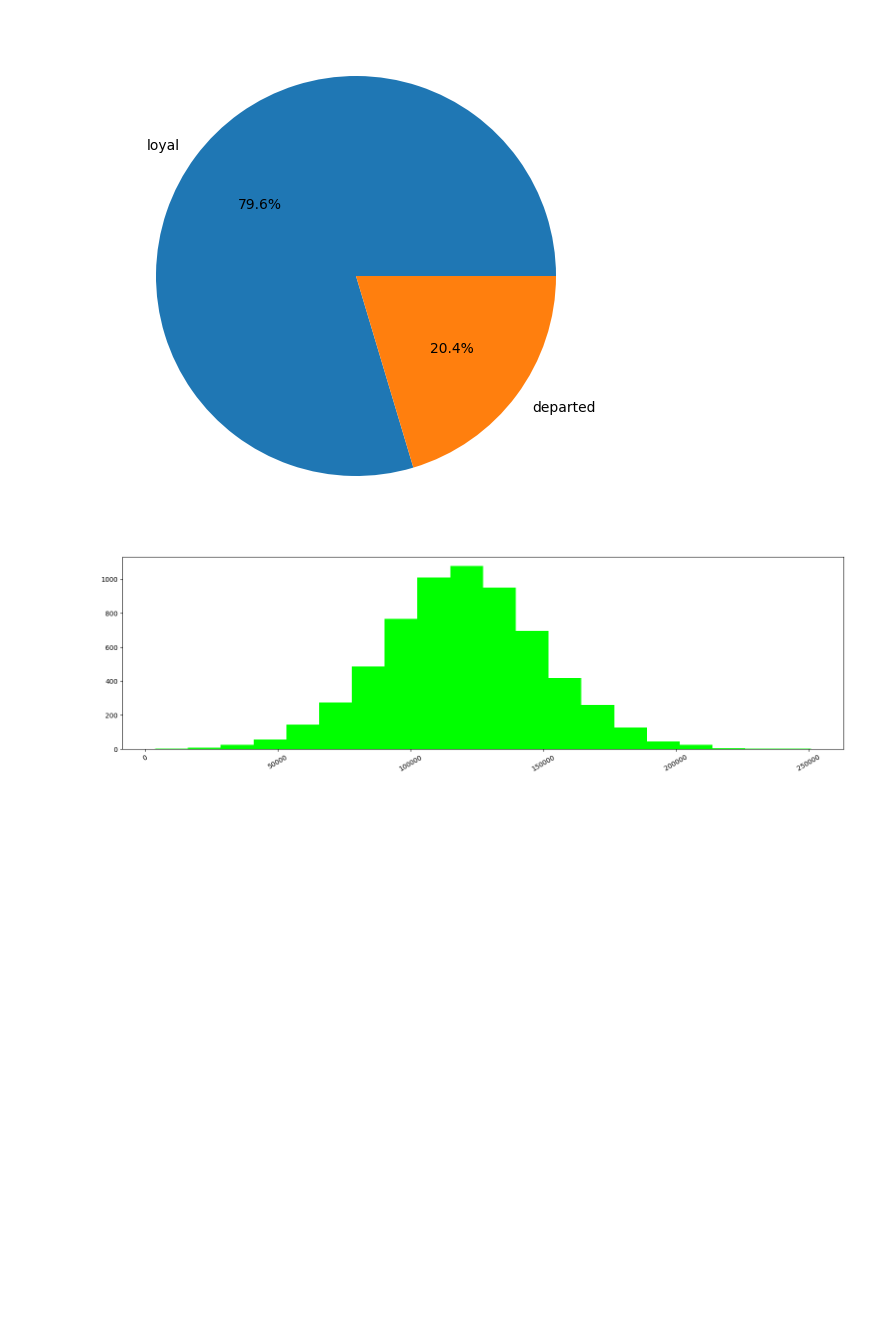
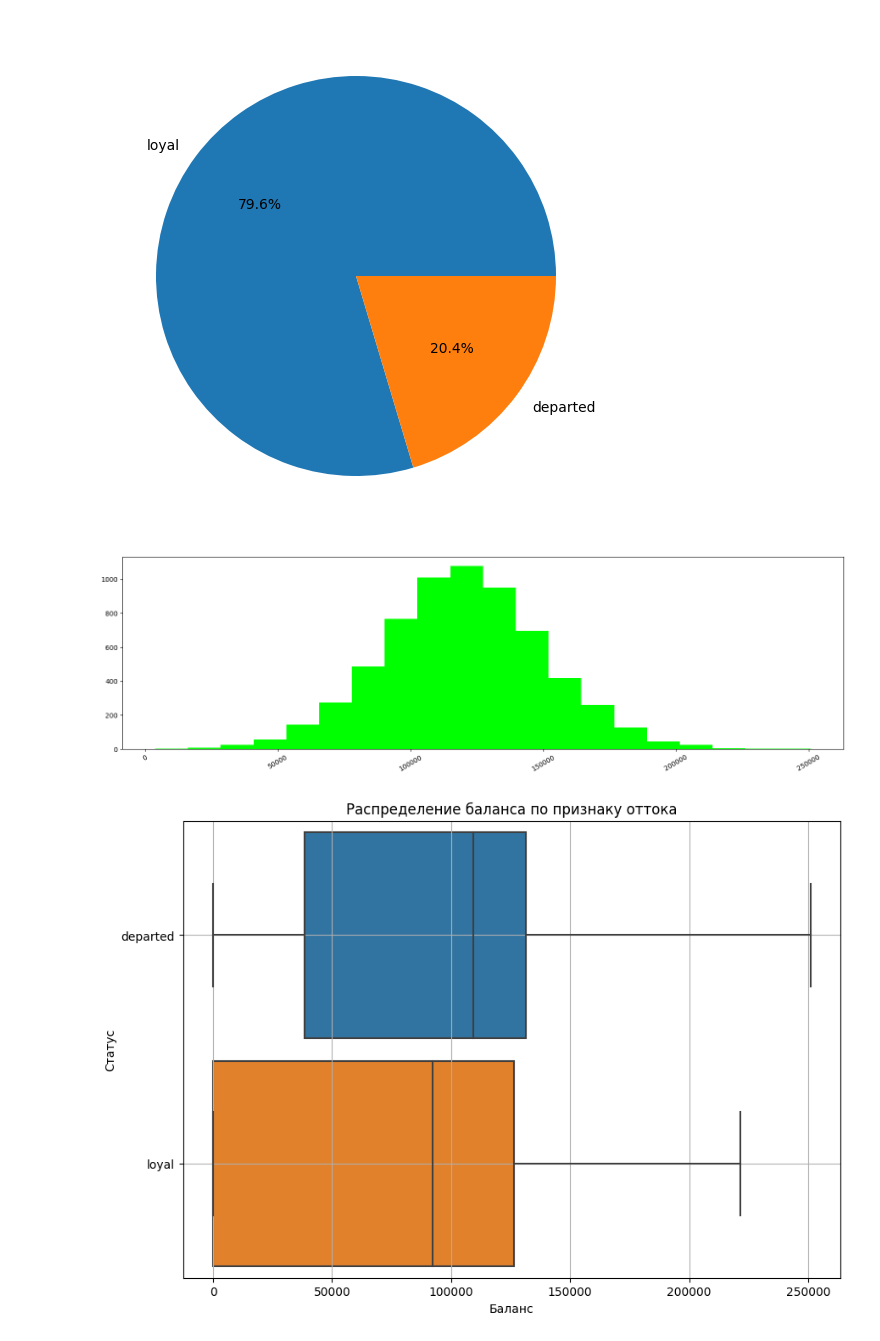
Before and after one commit to vasiloyk/svalka, a Jupyter notebook: 13.ipynb, the cells around one changed output. Drawn from its saved outputs; the diff is of its cells as text; code cells hidden in the pictures; blank space fills up the shorter version.

```diff
--- a/13.ipynb
+++ b/13.ipynb
@@ -41,0 +66,16 @@ axes.xaxis.set_tick_params(rotation=30)
+# %%
+#print(churn_df[churn_df['Exited']==1]['Balance'].value_counts())
+fig = plt.figure(figsize=(10, 7))
+boxplot = sns.boxplot(
+    data=churn_df,
+    y='exited_status',
+    x='Balance',
+    orient='h',
+    width=0.9
+)
+boxplot.set_title('Распределение баланса по признаку оттока');
+boxplot.set_xlabel('Баланс');
+boxplot.set_ylabel('Статус');
+boxplot.grid()
+# %% [output]
+[figure, added]
```
Also changed, not shown: parts of 10 cells of this notebook.
